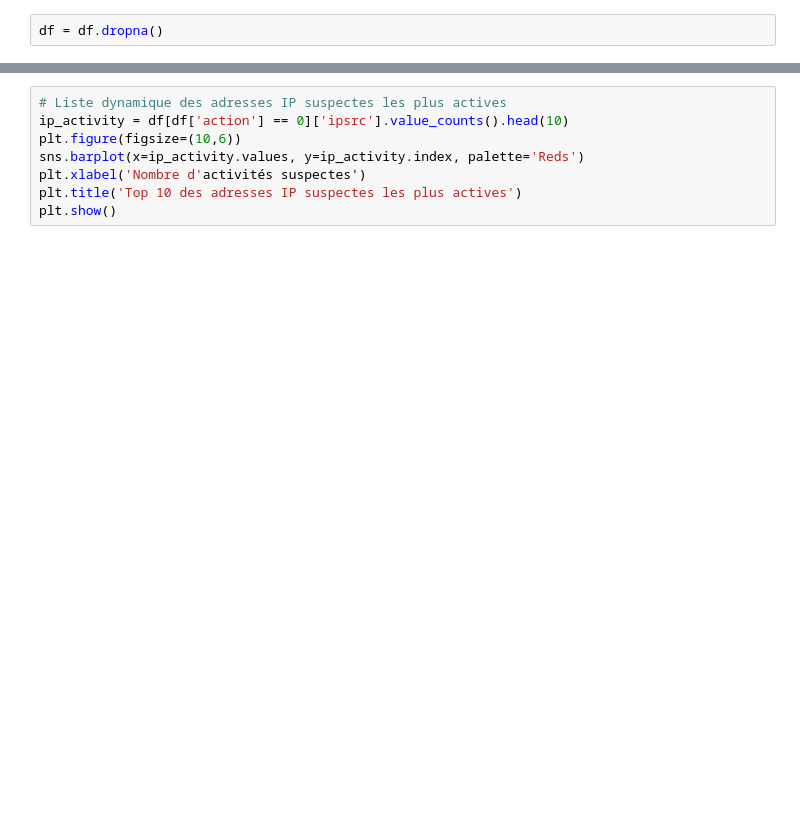
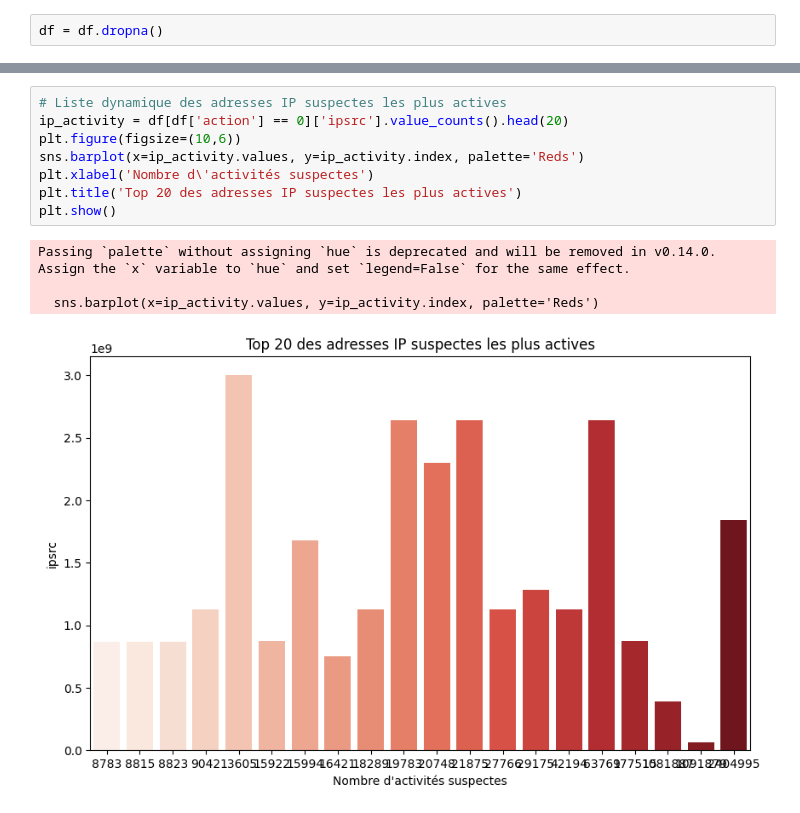
Before and after one commit to hugocollin/challenge_sise_opsie, a Jupyter notebook: src/ml/ml.ipynb, the cells around one changed output, grey strips where cells are left out. Drawn from its saved outputs; the diff is of its cells as text; blank space fills up the shorter version.

```diff
--- a/src/ml/ml.ipynb
+++ b/src/ml/ml.ipynb
@@ -125,8 +218,13 @@ plt.show()
 # %%
 # Liste dynamique des adresses IP suspectes les plus actives
-ip_activity = df[df['action'] == 0]['ipsrc'].value_counts().head(10)
+ip_activity = df[df['action'] == 0]['ipsrc'].value_counts().head(20)
 plt.figure(figsize=(10,6))
 sns.barplot(x=ip_activity.values, y=ip_activity.index, palette='Reds')
-plt.xlabel('Nombre d'activités suspectes')
-plt.title('Top 10 des adresses IP suspectes les plus actives')
+plt.xlabel('Nombre d\'activités suspectes')
+plt.title('Top 20 des adresses IP suspectes les plus actives')
 plt.show()
+# %% [output]
+Passing `palette` without assigning `hue` is deprecated and will be removed in v0.14.0. Assign the `x` variable to `hue` and set `legend=False` for the same effect.
+
+  sns.barplot(x=ip_activity.values, y=ip_activity.index, palette='Reds')
+[figure, added]
```
Also changed, not shown: parts of 15 cells of this notebook.
